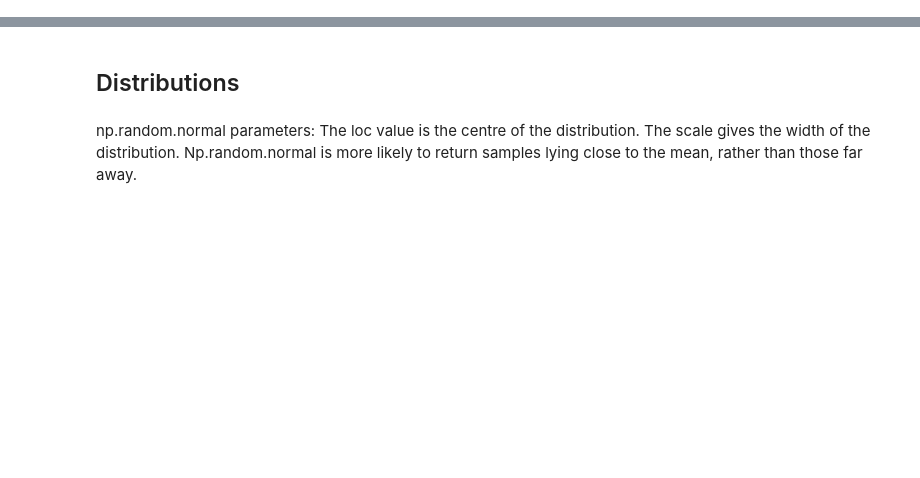
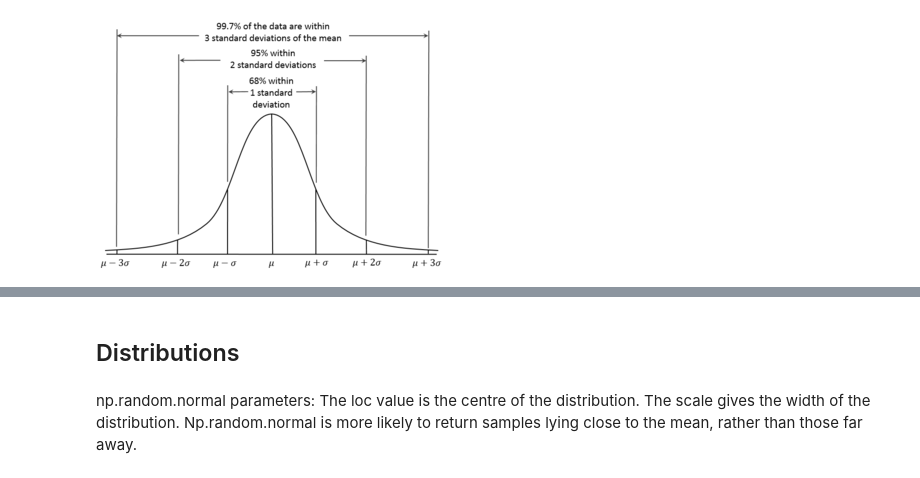
Before and after one commit to eamonnofarrell/NumpyRandom, a Jupyter notebook: NumpyRandom.ipynb, the cells around one changed output, grey strips where cells are left out. Saved outputs shown, nothing was run; the diff lists cells and outputs as text; code cells hidden in the pictures; blank space fills up the shorter version.

```diff
--- a/NumpyRandom.ipynb
+++ b/NumpyRandom.ipynb
@@ -89,0 +169,5 @@ array([[6, 7, 8],
+# %%
+from IPython.display import Image
+Image("Empirical_Rule.PNG")
+# %% [output]
+[figure, added]
```
Also changed, not shown: parts of 59 cells of this notebook.
